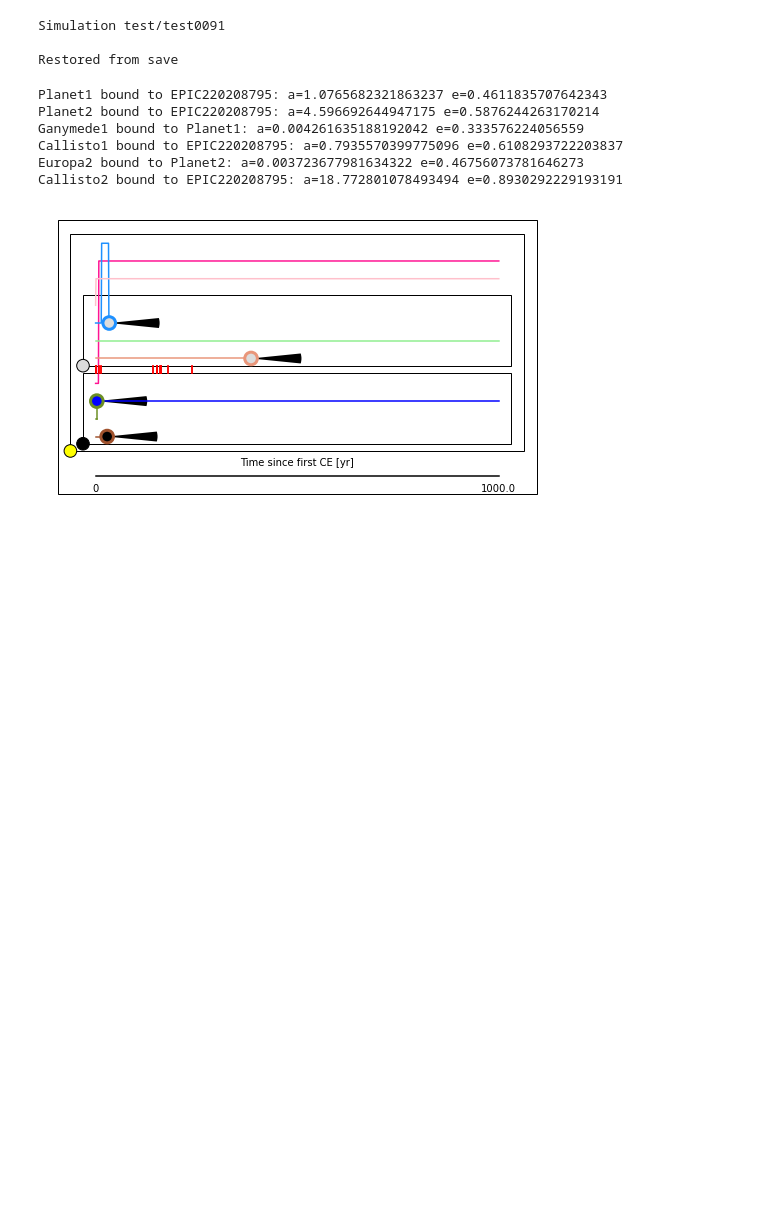
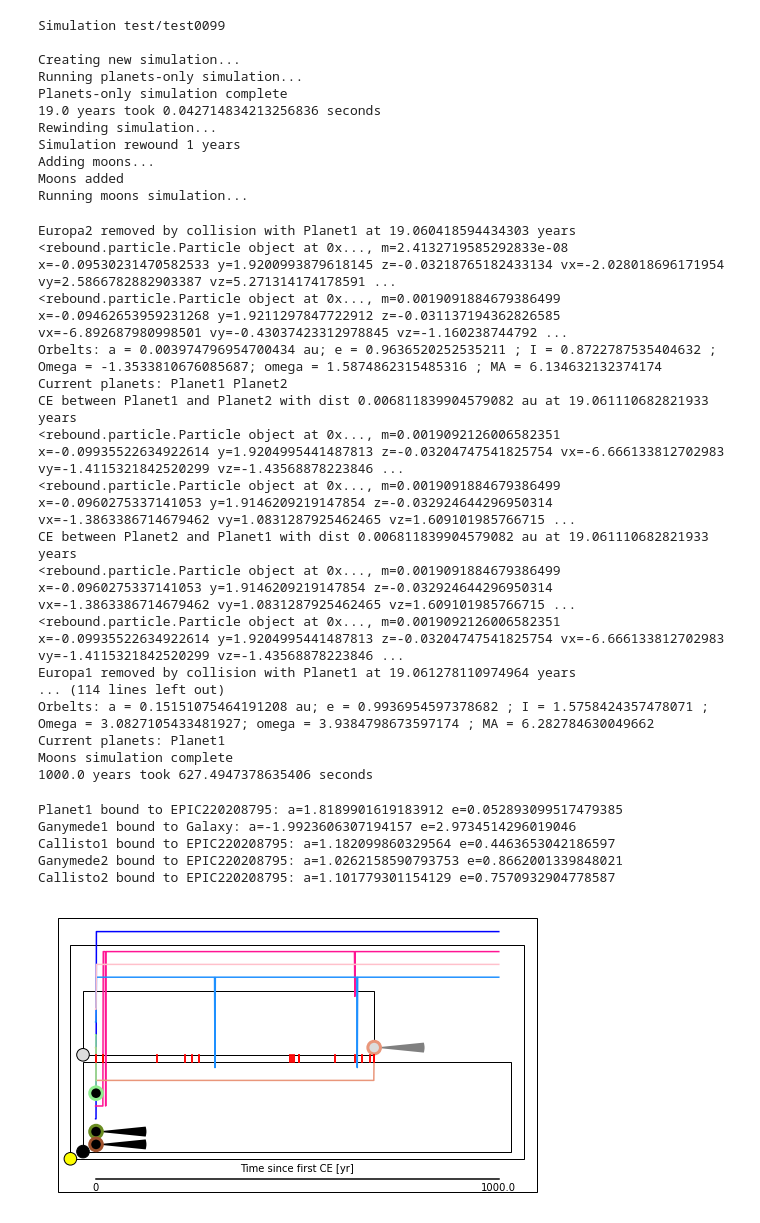
Before and after one commit to AJMustill/moons, a Jupyter notebook: moon_sims.ipynb, the cells around one changed output. Saved outputs shown, nothing was run; the diff lists cells and outputs as text; code cells hidden in the pictures; blank space fills up the shorter version.

```diff
--- a/moon_sims.ipynb
+++ b/moon_sims.ipynb
@@ -35,19 +35,43 @@ def run_sim(filestem='test/test'):
 # %%
 #Nsys = 1
 
 #for i in range(Nsys):
 #    run_sim(filestem=f'test/test{i:04d}')
 
-i = 91
+i = 99
 run_sim(filestem=f'test/test{i:04d}')
 # %% [output]
-Simulation test/test0091
+Simulation test/test0099
 
-Restored from save
+Creating new simulation...
+Running planets-only simulation...
+Planets-only simulation complete
+19.0 years took 0.042714834213256836 seconds
+Rewinding simulation...
+Simulation rewound 1 years
+Adding moons...
+Moons added
+Running moons simulation...
-Planet1 bound to EPIC220208795: a=1.0765682321863237 e=0.4611835707642343
-Planet2 bound to EPIC220208795: a=4.596692644947175 e=0.5876244263170214
-Ganymede1 bound to Planet1: a=0.004261635188192042 e=0.333576224056559
-Callisto1 bound to EPIC220208795: a=0.7935570399775096 e=0.6108293722203837
-Europa2 bound to Planet2: a=0.003723677981634322 e=0.46756073781646273
-Callisto2 bound to EPIC220208795: a=18.772801078493494 e=0.8930292229193191
+Europa2 removed by collision with Planet1 at 19.060418594434303 years
+<rebound.particle.Particle object at 0x..., m=2.4132719585292833e-08 x=-0.09530231470582533 y=1.9200993879618145 z=-0.03218765182433134 vx=-2.028018696171954 vy=2.5866782882903387 vz=5.271314174178591 ...
+<rebound.particle.Particle object at 0x..., m=0.0019091884679386499 x=-0.09462653959231268 y=1.9211297847722912 z=-0.031137194362826585 vx=-6.892687980998501 vy=-0.43037423312978845 vz=-1.160238744792 ...
+Orbelts: a = 0.003974796954700434 au; e = 0.9636520252535211 ; I = 0.8722787535404632 ; Omega = -1.3533810676085687; omega = 1.5874862315485316 ; MA = 6.134632132374174
+Current planets: Planet1 Planet2
+CE between Planet1 and Planet2 with dist 0.006811839904579082 au at 19.061110682821933 years
+<rebound.particle.Particle object at 0x..., m=0.0019092126006582351 x=-0.09935522634922614 y=1.9204995441487813 z=-0.03204747541825754 vx=-6.666133812702983 vy=-1.4115321842520299 vz=-1.43568878223846 ...
+<rebound.particle.Particle object at 0x..., m=0.0019091884679386499 x=-0.0960275337141053 y=1.9146209219147854 z=-0.032924644296950314 vx=-1.3863386714679462 vy=1.0831287925462465 vz=1.609101985766715 ...
+CE between Planet2 and Planet1 with dist 0.006811839904579082 au at 19.061110682821933 years
+<rebound.particle.Particle object at 0x..., m=0.0019091884679386499 x=-0.0960275337141053 y=1.9146209219147854 z=-0.032924644296950314 vx=-1.3863386714679462 vy=1.0831287925462465 vz=1.609101985766715 ...
+<rebound.particle.Particle object at 0x..., m=0.0019092126006582351 x=-0.09935522634922614 y=1.9204995441487813 z=-0.03204747541825754 vx=-6.666133812702983 vy=-1.4115321842520299 vz=-1.43568878223846 ...
+Europa1 removed by collision with Planet1 at 19.061278110974964 years
+... (114 lines left out)
+Orbelts: a = 0.15151075464191208 au; e = 0.9936954597378682 ; I = 1.5758424357478071 ; Omega = 3.0827105433481927; omega = 3.9384798673597174 ; MA = 6.282784630049662
+Current planets: Planet1
+Moons simulation complete
+1000.0 years took 627.4947378635406 seconds
+Planet1 bound to EPIC220208795: a=1.8189901619183912 e=0.052893099517479385
+Ganymede1 bound to Galaxy: a=-1.9923606307194157 e=2.9734514296019046
+Callisto1 bound to EPIC220208795: a=1.182099860329564 e=0.4463653042186597
+Ganymede2 bound to EPIC220208795: a=1.0262158590793753 e=0.8662001339848021
+Callisto2 bound to EPIC220208795: a=1.101779301154129 e=0.7570932904778587
-[figure, old version]
+[figure, new version]
```
Also changed, not shown: 18 other files.
